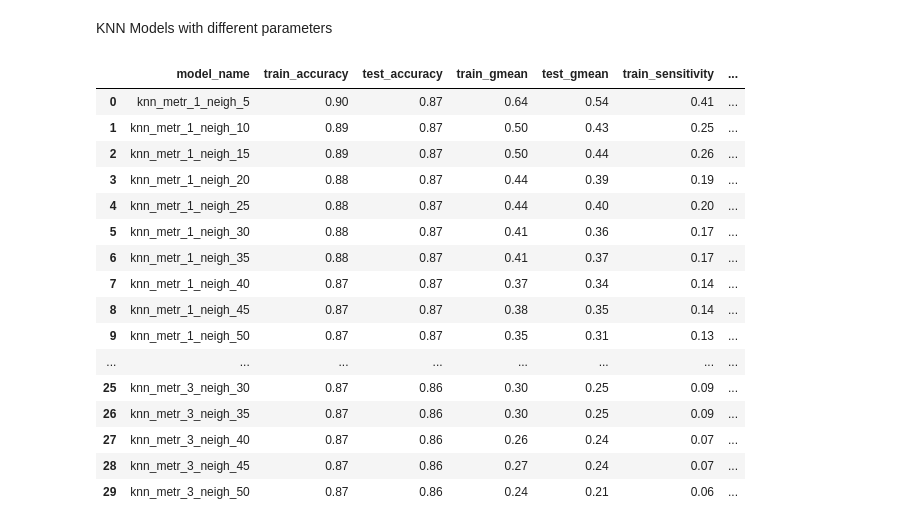
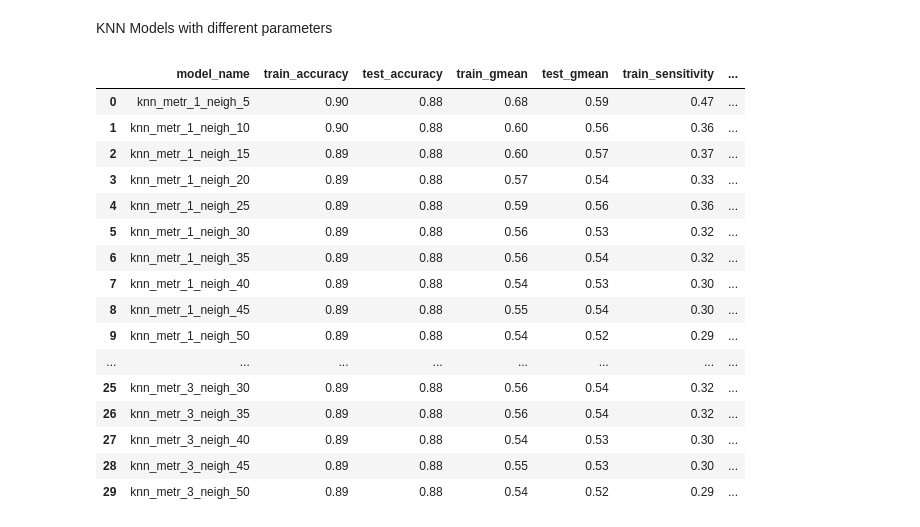
Before and after one commit to M4R1T4/ml_project_financial_inclusion, a Jupyter notebook: models/04_KNN_Model_Variants.ipynb, the cells around one changed output. Drawn from its saved outputs; the diff is of its cells as text; code cells hidden in the pictures.

```diff
--- a/models/04_KNN_Model_Variants.ipynb
+++ b/models/04_KNN_Model_Variants.ipynb
@@ -254,36 +271,37 @@ KNN Models with different parameters
 # %%
 knn_error_lst = []
 for metr in range(1,4):
     for neigh in np.arange(5,55,5):
         knn_model = mf.train_model(KNeighborsClassifier,
-                           X_train,
+                           X_train_prepro,
                            y_train,
                            n_neighbors=neigh,
                            p=metr,
                            weights='uniform')
 
         loop_name =  'knn_metr_' + str(metr) + '_neigh_' + str(neigh)
         #knn_metrics_dict = mf.model_scores_df(knn_model, X_train, X_test, y_train, y_test , loop_name)
-        knn_error_lst.append(mf.model_scores_df(knn_model, X_train, X_test, y_train, y_test , loop_name))
+        knn_error_lst.append(mf.model_scores_df(knn_model, X_train_prepro, X_test_prepro, y_train, y_test , loop_name))
 
 knn_error_df = pd.DataFrame(knn_error_lst)
+knn_error_df['delta_gmean'] = abs(knn_error_df['train_gmean'] - knn_error_df['test_gmean'])
 knn_error_df
 # %% [output]
 |  | model_name | train_accuracy | test_accuracy | train_gmean | test_gmean | train_sensitivity | ... |
-| 0 | knn_metr_1_neigh_5 | 0.90 | 0.87 | 0.64 | 0.54 | 0.41 | ... |
-| 1 | knn_metr_1_neigh_10 | 0.89 | 0.87 | 0.50 | 0.43 | 0.25 | ... |
-| 2 | knn_metr_1_neigh_15 | 0.89 | 0.87 | 0.50 | 0.44 | 0.26 | ... |
-| 3 | knn_metr_1_neigh_20 | 0.88 | 0.87 | 0.44 | 0.39 | 0.19 | ... |
-| 4 | knn_metr_1_neigh_25 | 0.88 | 0.87 | 0.44 | 0.40 | 0.20 | ... |
-| 5 | knn_metr_1_neigh_30 | 0.88 | 0.87 | 0.41 | 0.36 | 0.17 | ... |
-| 6 | knn_metr_1_neigh_35 | 0.88 | 0.87 | 0.41 | 0.37 | 0.17 | ... |
-| 7 | knn_metr_1_neigh_40 | 0.87 | 0.87 | 0.37 | 0.34 | 0.14 | ... |
-| 8 | knn_metr_1_neigh_45 | 0.87 | 0.87 | 0.38 | 0.35 | 0.14 | ... |
-| 9 | knn_metr_1_neigh_50 | 0.87 | 0.87 | 0.35 | 0.31 | 0.13 | ... |
+| 0 | knn_metr_1_neigh_5 | 0.90 | 0.88 | 0.68 | 0.59 | 0.47 | ... |
+| 1 | knn_metr_1_neigh_10 | 0.90 | 0.88 | 0.60 | 0.56 | 0.36 | ... |
+| 2 | knn_metr_1_neigh_15 | 0.89 | 0.88 | 0.60 | 0.57 | 0.37 | ... |
+| 3 | knn_metr_1_neigh_20 | 0.89 | 0.88 | 0.57 | 0.54 | 0.33 | ... |
+| 4 | knn_metr_1_neigh_25 | 0.89 | 0.88 | 0.59 | 0.56 | 0.36 | ... |
+| 5 | knn_metr_1_neigh_30 | 0.89 | 0.88 | 0.56 | 0.53 | 0.32 | ... |
+| 6 | knn_metr_1_neigh_35 | 0.89 | 0.88 | 0.56 | 0.54 | 0.32 | ... |
+| 7 | knn_metr_1_neigh_40 | 0.89 | 0.88 | 0.54 | 0.53 | 0.30 | ... |
+| 8 | knn_metr_1_neigh_45 | 0.89 | 0.88 | 0.55 | 0.54 | 0.30 | ... |
+| 9 | knn_metr_1_neigh_50 | 0.89 | 0.88 | 0.54 | 0.52 | 0.29 | ... |
 | ... | ... | ... | ... | ... | ... | ... | ... |
-| 25 | knn_metr_3_neigh_30 | 0.87 | 0.86 | 0.30 | 0.25 | 0.09 | ... |
-| 26 | knn_metr_3_neigh_35 | 0.87 | 0.86 | 0.30 | 0.25 | 0.09 | ... |
-| 27 | knn_metr_3_neigh_40 | 0.87 | 0.86 | 0.26 | 0.24 | 0.07 | ... |
-| 28 | knn_metr_3_neigh_45 | 0.87 | 0.86 | 0.27 | 0.24 | 0.07 | ... |
-| 29 | knn_metr_3_neigh_50 | 0.87 | 0.86 | 0.24 | 0.21 | 0.06 | ... |
+| 25 | knn_metr_3_neigh_30 | 0.89 | 0.88 | 0.56 | 0.54 | 0.32 | ... |
+| 26 | knn_metr_3_neigh_35 | 0.89 | 0.88 | 0.56 | 0.54 | 0.32 | ... |
+| 27 | knn_metr_3_neigh_40 | 0.89 | 0.88 | 0.54 | 0.53 | 0.30 | ... |
+| 28 | knn_metr_3_neigh_45 | 0.89 | 0.88 | 0.55 | 0.53 | 0.30 | ... |
+| 29 | knn_metr_3_neigh_50 | 0.89 | 0.88 | 0.54 | 0.52 | 0.29 | ... |
 # %%
```
Also changed, not shown: parts of 15 cells of this notebook, 2 other files.
